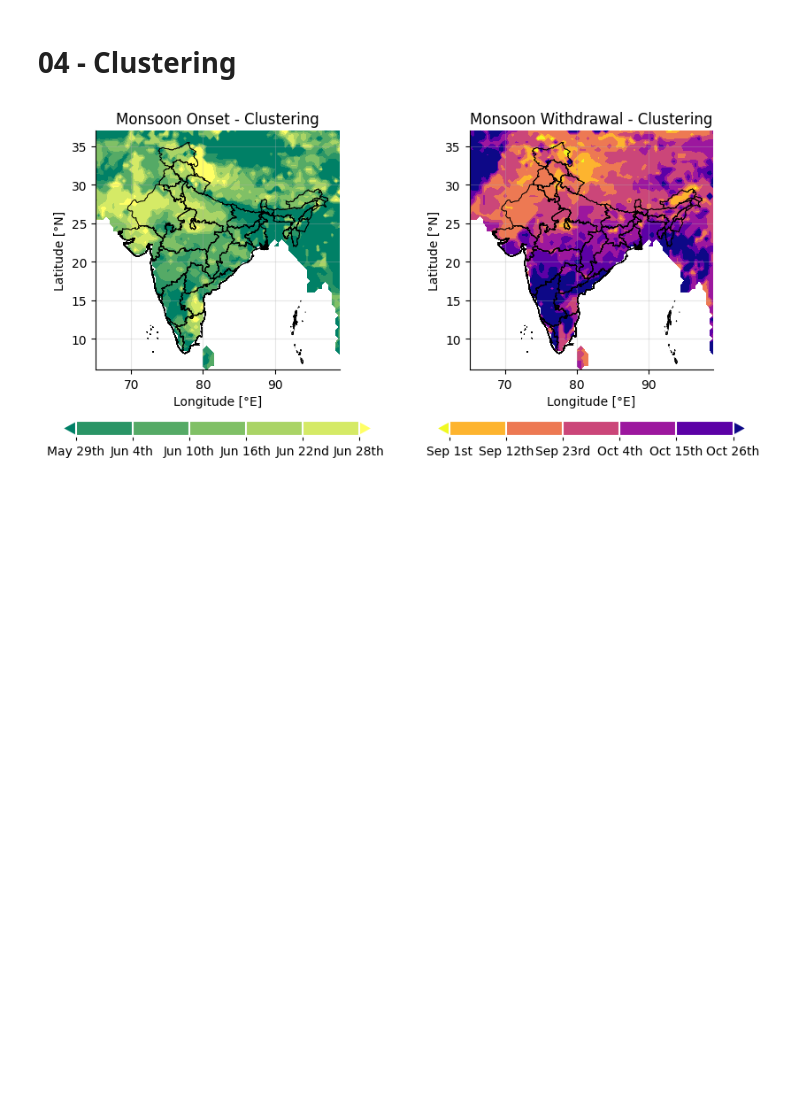
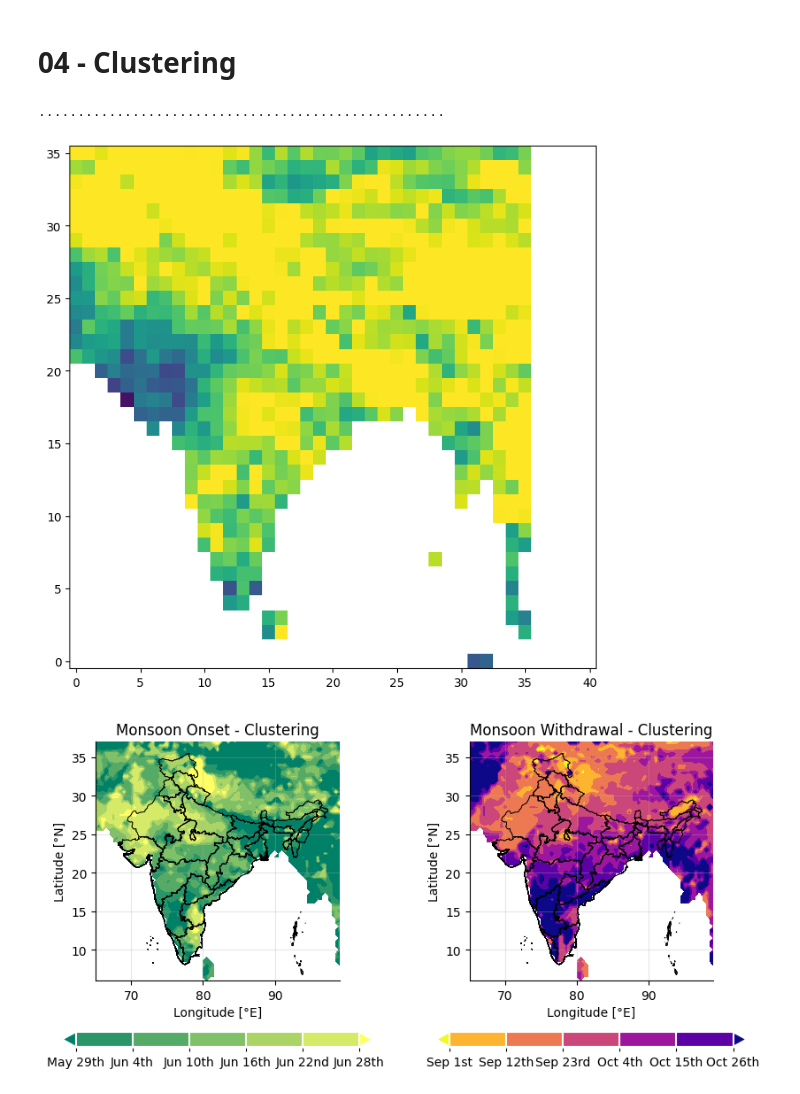
Before and after one commit to JGrassi97/XSeasonsDetect, a Jupyter notebook: notebooks/04_clustering.ipynb, the cells around one changed output. Saved outputs shown, nothing was run; the diff lists cells and outputs as text; code cells hidden in the pictures; blank space fills up the shorter version.

```diff
--- a/notebooks/04_clustering.ipynb
+++ b/notebooks/04_clustering.ipynb
@@ -18,7 +22,7 @@ warnings.filterwarnings('ignore')
 # %%
 # -- FREE PARAMETERS
 n_seasons   = 2
-n_iters     = 500
+n_iters     = 100
 
 learning_rate   = 1
 min_len         = 30
@@ -66,7 +70,38 @@ if not os.path.exists(results_path_file) or overwrite_results:
         'starting_bp': starting_bp,
     }
 
-    result = XRCC(datasets, **clustering_params)
+    breakpoints, error_history_da, silhouette_scores_da = XRCC(datasets, **clustering_params)
 
 else:
     result = xr.open_dataset(results_path_file).__xarray_dataarray_variable__
+# %%
+fps = 2
+nSeconds = n_iters
+
+array_3d  = error_history_da.to_numpy()
+snapshots = [array_3d [:, :, i] for i in range(array_3d .shape[2])]
+
+# First set up the figure, the axis, and the plot element we want to animate
+fig = plt.figure( figsize=(8,8) )
+
+a = snapshots[0]
+im = plt.imshow(a, interpolation='none', aspect='auto', origin = 'lower', vmin=1200, vmax=1700)
+
+def animate_func(i):
+    if i % fps == 0:
+        print( '.', end ='' )
+
+    im.set_array(snapshots[i])
+    return [im]
+
+anim = animation.FuncAnimation(
+                               fig,
+                               animate_func,
+                               frames = n_iters,
+                               interval = 1000 / fps, # in ms
+                               )
+
+anim.save('test_anim.mp4', fps=fps, extra_args=['-vcodec', 'libx264'])
+# %% [output]
+....................................................
+[figure, added]
```
Also changed, not shown: parts of 2 cells of this notebook, 4 other files.
